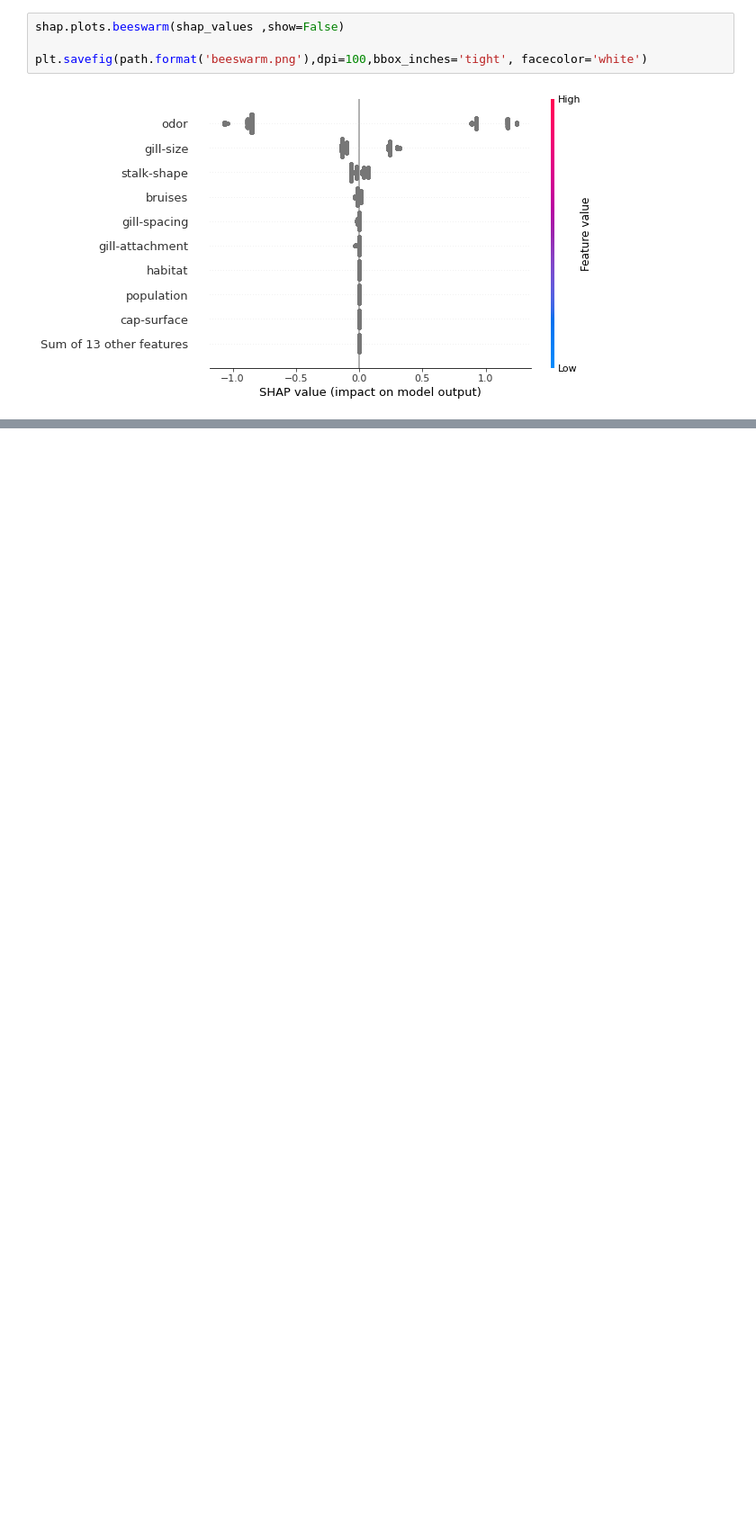
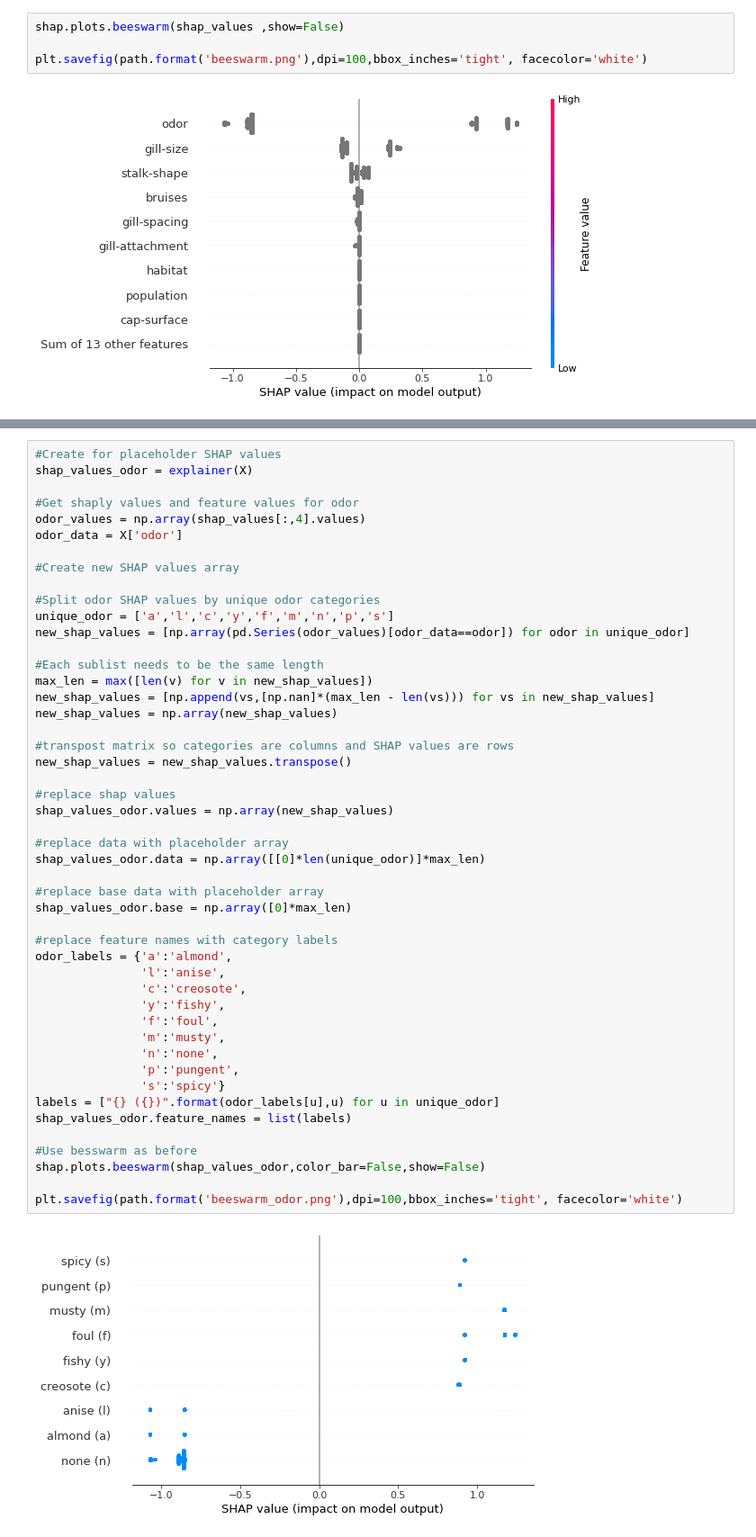
Before and after one commit to conorosully/medium-articles, a Jupyter notebook: src/interpretable ml/SHAP/SHAP_catboost.ipynb, the cells around one changed output, grey strips where cells are left out. Shown at 90% size. Cells and saved outputs as stored; diff of their text form; blank space fills up the shorter version.

Commit message:
updated SHAP CATBOOST tutorial

```diff
--- a/src/interpretable ml/SHAP/SHAP_catboost.ipynb
+++ b/src/interpretable ml/SHAP/SHAP_catboost.ipynb
@@ -118,3 +138,53 @@ plt.savefig(path.format('beeswarm.png'),dpi=100,bbox_inches='tight', facecolor='
+# %%
+#Create for placeholder SHAP values
+shap_values_odor = explainer(X)
+
+#Get shaply values and feature values for odor
+odor_values = np.array(shap_values[:,4].values)
+odor_data = X['odor']
+
+#Create new SHAP values array
+
+#Split odor SHAP values by unique odor categories
+unique_odor = ['a','l','c','y','f','m','n','p','s']
+new_shap_values = [np.array(pd.Series(odor_values)[odor_data==odor]) for odor in unique_odor]
+
+#Each sublist needs to be the same length
+max_len = max([len(v) for v in new_shap_values])
+new_shap_values = [np.append(vs,[np.nan]*(max_len - len(vs))) for vs in new_shap_values]
+new_shap_values = np.array(new_shap_values)
+
+#transpost matrix so categories are columns and SHAP values are rows
+new_shap_values = new_shap_values.transpose()
+
+#replace shap values
+shap_values_odor.values = np.array(new_shap_values)
+
+#replace data with placeholder array
+shap_values_odor.data = np.array([[0]*len(unique_odor)]*max_len)
+
+#replace base data with placeholder array
+shap_values_odor.base = np.array([0]*max_len)
+
+#replace feature names with category labels
+odor_labels = {'a':'almond',
+               'l':'anise',
+               'c':'creosote',
+               'y':'fishy',
+               'f':'foul',
+               'm':'musty',
+               'n':'none',
+               'p':'pungent',
+               's':'spicy'}
+labels = ["{} ({})".format(odor_labels[u],u) for u in unique_odor]
+shap_values_odor.feature_names = list(labels)
+
+#Use besswarm as before
+shap.plots.beeswarm(shap_values_odor,color_bar=False,show=False)
+
+plt.savefig(path.format('beeswarm_odor.png'),dpi=100,bbox_inches='tight', facecolor='white')
+# %% [output]
+[figure, added]
 # %%
 #get shaply values and data
 odor_values = shap_values[:,4].values
```
Also changed, not shown: parts of 2 cells of this notebook.
